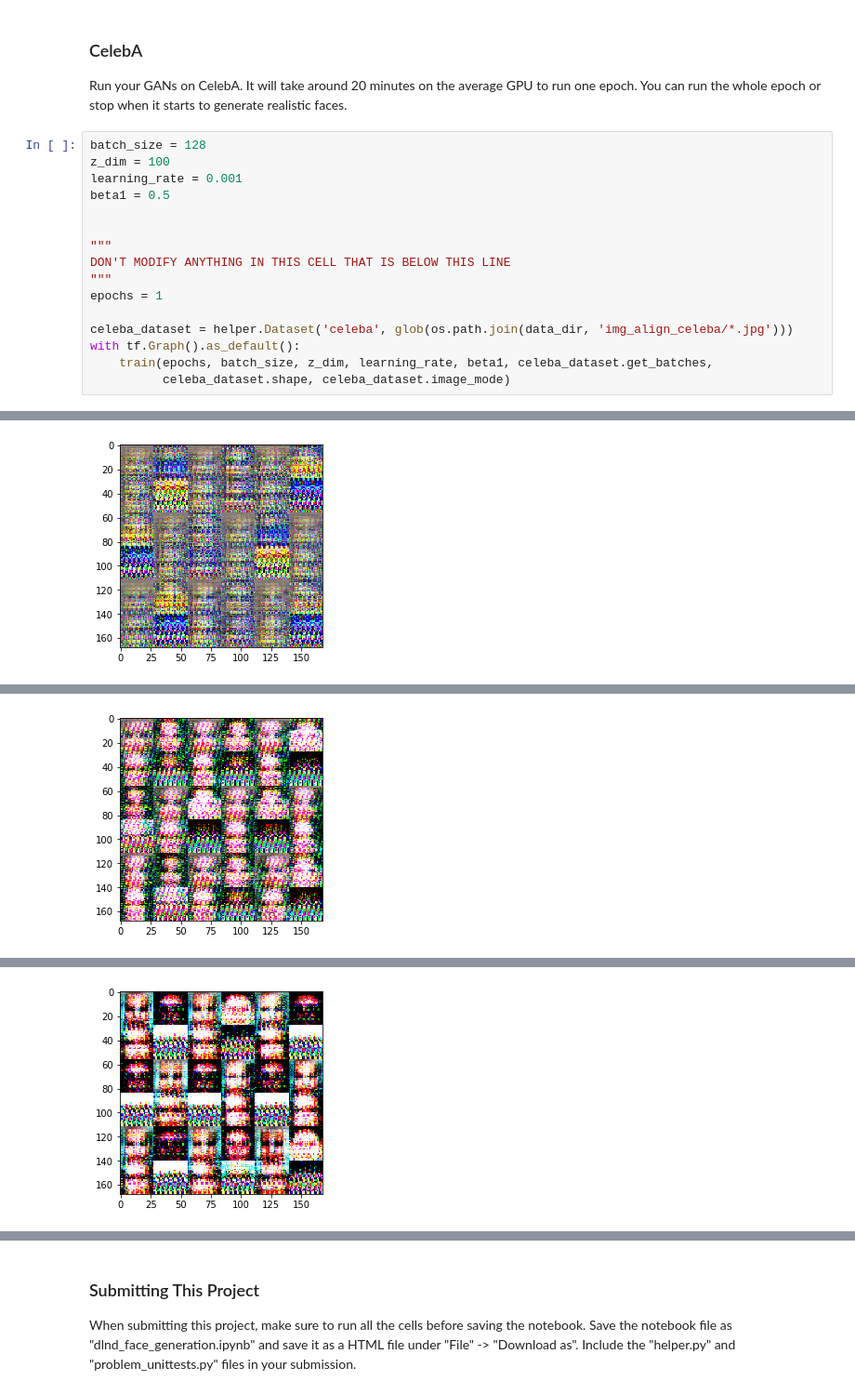
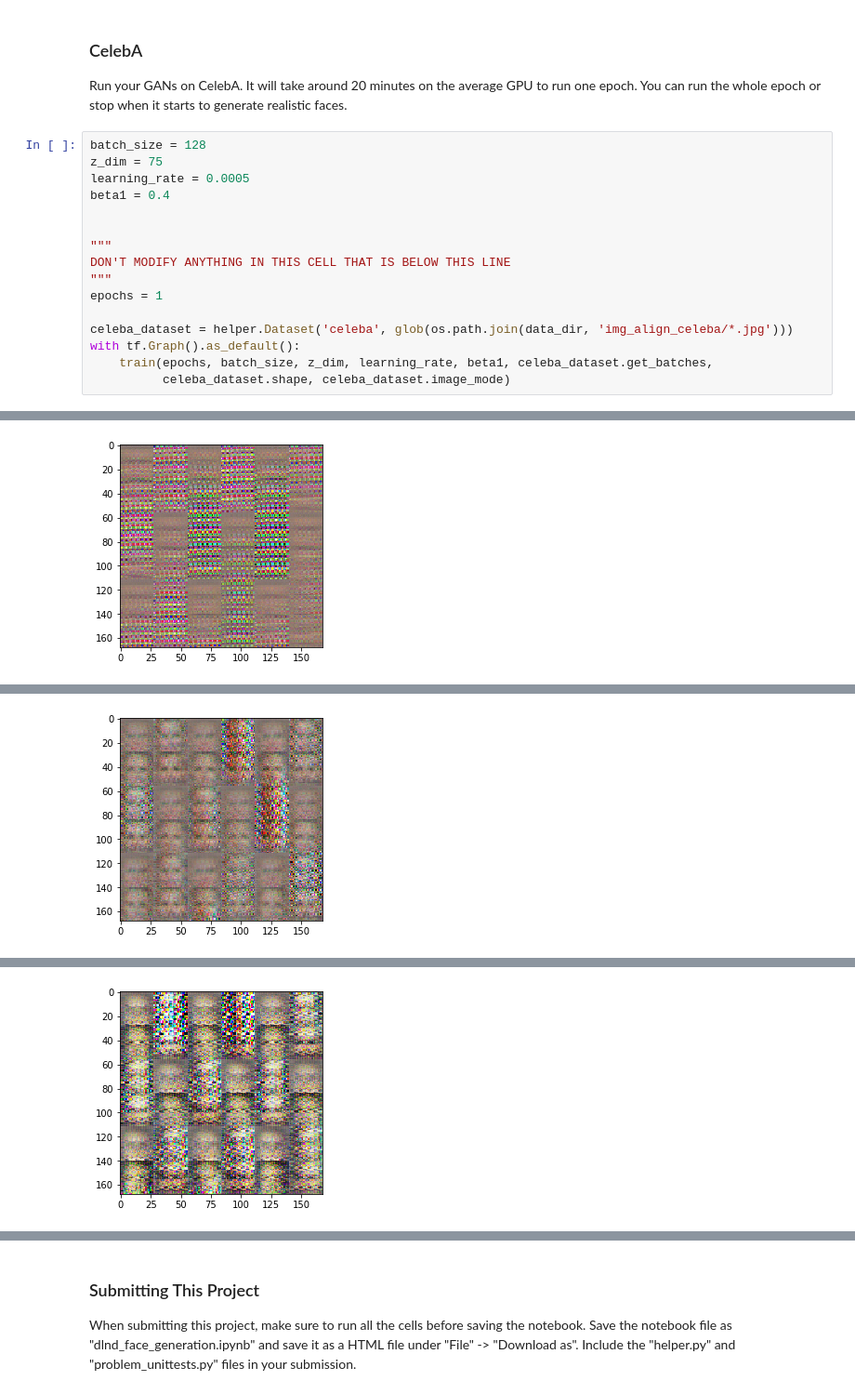
Before and after one commit to eleanorstrib/gan-generate-faces, a Jupyter notebook: dlnd_face_generation.ipynb, the cells around one changed output, grey strips where cells are left out. Shown at 93% size. Drawn from its saved outputs; the diff is of its cells as text.

```diff
--- a/dlnd_face_generation.ipynb
+++ b/dlnd_face_generation.ipynb
@@ -475,9 +474,9 @@ Epoch 2/2 600 steps - training losses:  discriminator: 0.9658 | generator 1.4556
 Run your GANs on CelebA.  It will take around 20 minutes on the average GPU to run one epoch.  You can run the whole epoch or stop when it starts to generate realistic faces.
 # %%
 batch_size = 128
-z_dim = 100
-learning_rate = 0.001
-beta1 = 0.5
+z_dim = 75
+learning_rate = 0.0005
+beta1 = 0.4
 
 
 """
@@ -498 +497 @@ Epoch 1/1 100 steps - training losses:  discriminator: 2.1285 | generator 1.0176
-[figure, old version]
+[figure, new version]
@@ -504 +503 @@ Epoch 1/1 200 steps - training losses:  discriminator: 0.8152 | generator 1.9272
-[figure, old version]
+[figure, new version]
@@ -510 +509 @@ Epoch 1/1 300 steps - training losses:  discriminator: 0.8043 | generator 2.8997
-[figure, old version]
+[figure, new version]
```
Also changed, not shown: parts of 3 cells of this notebook.
